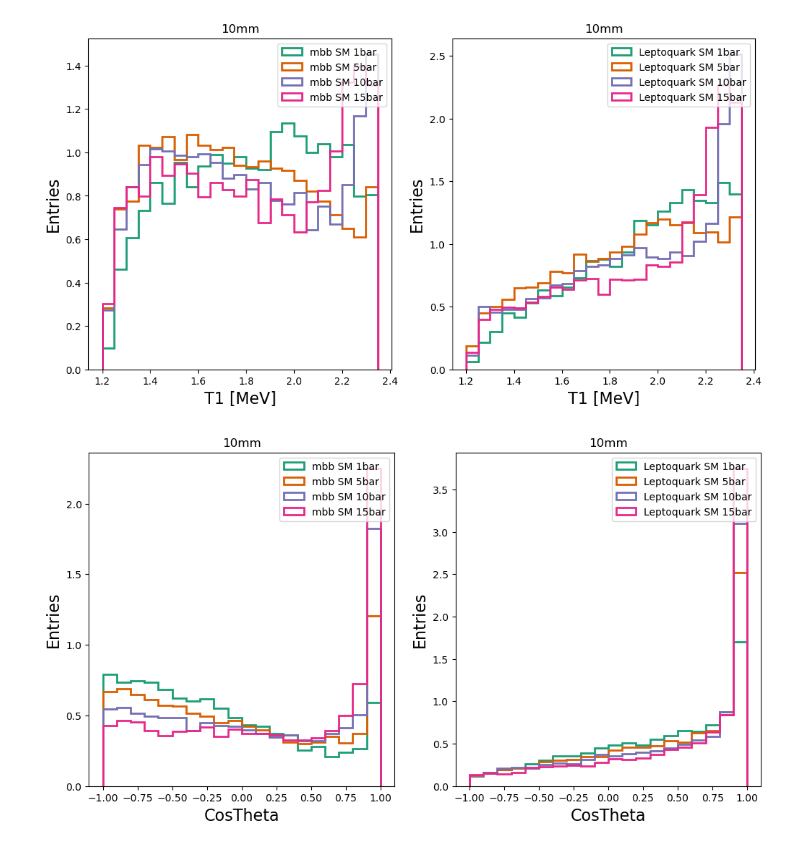
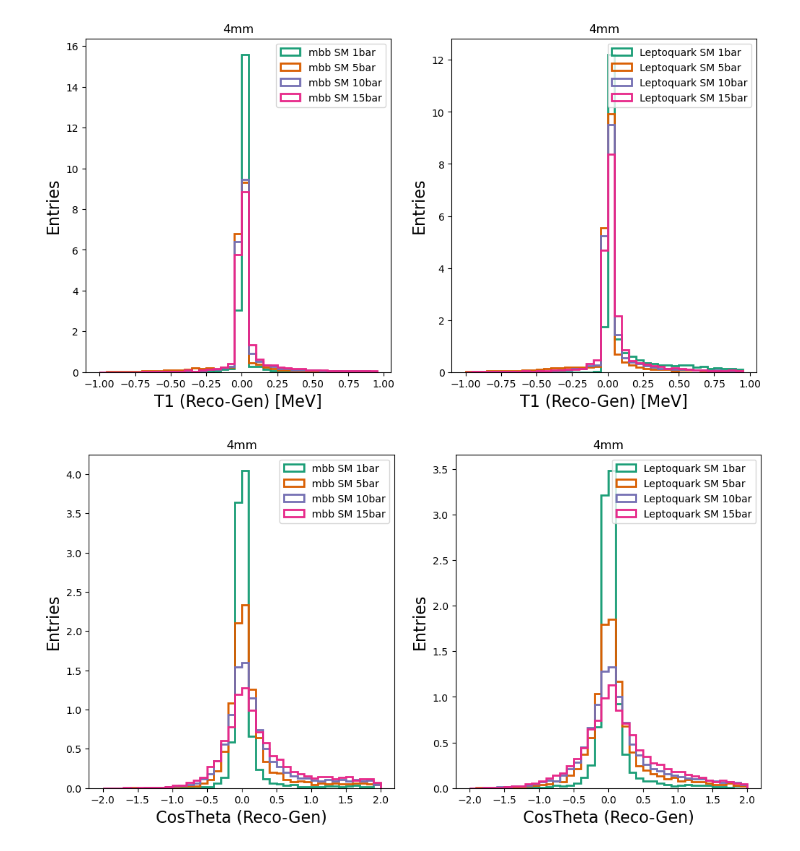
Before and after one commit to kvjmistry/NEXT_nudobe, a Jupyter notebook: workdir/PlotReco.ipynb, the cells around one changed output. Cells and saved outputs as stored; diff of their text form; code cells hidden in the pictures.

Commit message:
Update reco script and add step size study

```diff
--- a/workdir/PlotReco.ipynb
+++ b/workdir/PlotReco.ipynb
@@ -150,0 +172,29 @@ for bs in ["1mm", "2mm", "4mm", "10mm"]:
+# %%
+# Compare pressures
+fig, (ax1,ax2) = plt.subplots(1, 2, figsize=(12, 6))
+useLog=False
+norm=True
+
+binsize = "4mm"
+
+for p in ["1bar", "5bar", "10bar", "15bar"]:
+    PlotHist(dfs,    "T1_reco", "mbb", "SM", binsize, p, ax1, norm, useLog, np.arange(1.2,2.4,0.05), "T1 [MeV]", "Entries", "pressure")
+    PlotHist(dfs,    "T1_reco", "Leptoquark", "SM", binsize, p, ax2, norm, useLog, np.arange(1.2,2.4,0.05), "T1 [MeV]", "Entries", "pressure")
+
+
+PlotHistGen(dfs, "T1_gen",  "mbb", "SM", "1mm", "5bar", ax1, norm, useLog, np.arange(1.2,2.4,0.05), "T1 [MeV]", "Entries")
+PlotHistGen(dfs, "T1_gen",  "Leptoquark", "SM", "1mm","5bar", ax2, norm, useLog, np.arange(1.2,2.4,0.05), "T1 [MeV]", "Entries")
+
+plt.savefig(f"../files/plots/T1_SM_{binsize}.png", dpi=200)
+
+fig, (ax1,ax2) = plt.subplots(1, 2, figsize=(12, 6))
+
+for p in ["1bar", "5bar", "10bar", "15bar"]:
+    PlotHist(dfs,    "costheta_reco", "mbb", "SM", binsize,p, ax1, norm, useLog, np.arange(-1,1.1,0.1), "CosTheta", "Entries", "pressure")
+    PlotHist(dfs,    "costheta_reco", "Leptoquark", "SM", binsize,p, ax2, norm, useLog, np.arange(-1,1.1,0.1), "CosTheta", "Entries", "pressure")
+
+
+PlotHistGen(dfs, "costheta_gen", "mbb", "SM",  "1mm","5bar", ax1, norm, useLog, np.arange(-1,1.1,0.1), "CosTheta", "Entries")
+PlotHistGen(dfs, "costheta_gen",  "Leptoquark", "SM", "1mm","5bar", ax2, norm, useLog, np.arange(-1,1.1,0.1), "CosTheta", "Entries")
+
+plt.savefig(f"../files/plots/Costheta_SM_{binsize}.png", dpi=200)
@@ -151,21 +204,23 @@ for bs in ["1mm", "2mm", "4mm", "10mm"]:
 # %%
-# Compare pressures
 fig, (ax1,ax2) = plt.subplots(1, 2, figsize=(12, 6))
 useLog=False
 norm=True
 
-binsize = "10mm"
+binsize = "4mm"
 
 for p in ["1bar", "5bar", "10bar", "15bar"]:
-    PlotHist(dfs,    "T1_reco", "mbb", "SM", binsize, p, ax1, norm, useLog, np.arange(1.2,2.4,0.05), "T1 [MeV]", "Entries", "pressure")
-    PlotHist(dfs,    "T1_reco", "Leptoquark", "SM", binsize, p, ax2, norm, useLog, np.arange(1.2,2.4,0.05), "T1 [MeV]", "Entries", "pressure")
+    PlotHistDiff(dfs,    "T1_reco", "T1_gen", "mbb", "SM", binsize, p, ax1, norm, useLog,  np.arange(-1,1,0.05), "T1 (Reco-Gen) [MeV]", "Entries", "pressure")
+    PlotHistDiff(dfs,    "T1_reco", "T1_gen", "Leptoquark", "SM", binsize, p, ax2, norm, useLog, np.arange(-1,1,0.05), "T1 (Reco-Gen) [MeV]", "Entries", "pressure")
 
+plt.savefig(f"../files/plots/T1_diff_SM_{binsize}.png", dpi=200)
 
 fig, (ax1,ax2) = plt.subplots(1, 2, figsize=(12, 6))
 
 for p in ["1bar", "5bar", "10bar", "15bar"]:
-    PlotHist(dfs,    "costheta_reco", "mbb", "SM", binsize,p, ax1, norm, useLog, np.arange(-1,1.1,0.1), "CosTheta", "Entries", "pressure")
-    PlotHist(dfs,    "costheta_reco", "Leptoquark", "SM", binsize,p, ax2, norm, useLog, np.arange(-1,1.1,0.1), "CosTheta", "Entries", "pressure")
+    PlotHistDiff(dfs,    "costheta_reco","costheta_gen", "mbb", "SM", binsize, p, ax1, norm, useLog, np.arange(-2,2.1,0.1), "CosTheta (Reco-Gen)", "Entries", "pressure")
+    PlotHistDiff(dfs,    "costheta_reco","costheta_gen", "Leptoquark", "SM", binsize, p, ax2, norm, useLog,  np.arange(-2,2.1,0.1), "CosTheta (Reco-Gen)", "Entries", "pressure")
+
+plt.savefig(f"../files/plots/Costheta_diff_SM_{binsize}.png", dpi=200)
 # %% [output]
-[figure, old version]
+[figure, new version]
-[figure, old version]
+[figure, new version]
```
Also changed, not shown: parts of 7 cells of this notebook, 2 other files.
